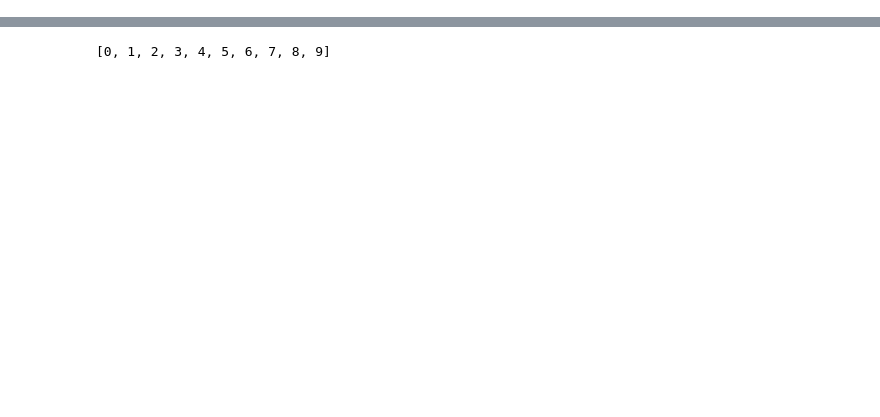
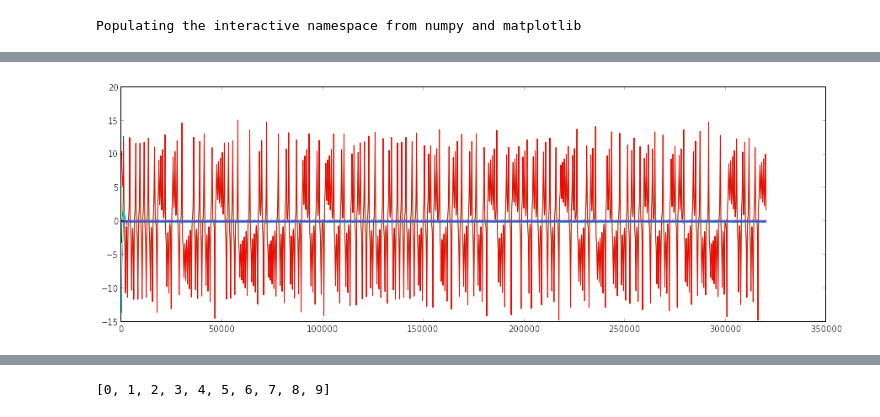
Before and after one commit to abhisheietk/crypto-chaotic, a Jupyter notebook: doc/fortran.ipynb, the cells around one changed output, grey strips where cells are left out. Saved outputs shown, nothing was run; the diff lists cells and outputs as text; code cells hidden in the pictures; blank space fills up the shorter version.

```diff
--- a/doc/fortran.ipynb
+++ b/doc/fortran.ipynb
@@ -56,0 +62,32 @@ print recovered
+# %%
+%pylab inline
+from matplotlib import rcParams
+import matplotlib.pyplot as plt
+
+def filter(encrypted, a): #dt, RC, N):
+    N = len(encrypted)
+    y = np.zeros(N, dtype=np.float64)
+    #a = 0.1 #RC / (RC + dt)
+    y[0] = x[0]
+    for i in range(1,N):
+        y[i] = a * (y[i-1] + encrypted[i] - encrypted[i-1])
+    return y
+
+x = range(len(signal))
+z = np.zeros(len(signal))
+
+r = filter(encryptedx, 0.5)
+
+plt.figure(figsize=(15, 5))
+
+plt.plot(x,signal)
+plt.plot(x,xt)
+plt.plot(x,xr)
+#plt.plot(x,xr-xt)
+#plt.plot(x,z)
+plt.plot(x,recovered)
+plt.plot(x,r)
+#plt.plot(x,encryptedx)
+plt.show()
+# %% [output]
+Populating the interactive namespace from numpy and matplotlib
@@ -56,0 +96 @@ print recovered
+[figure, added]
```
Also changed, not shown: parts of 12 cells of this notebook, 4 other files.
